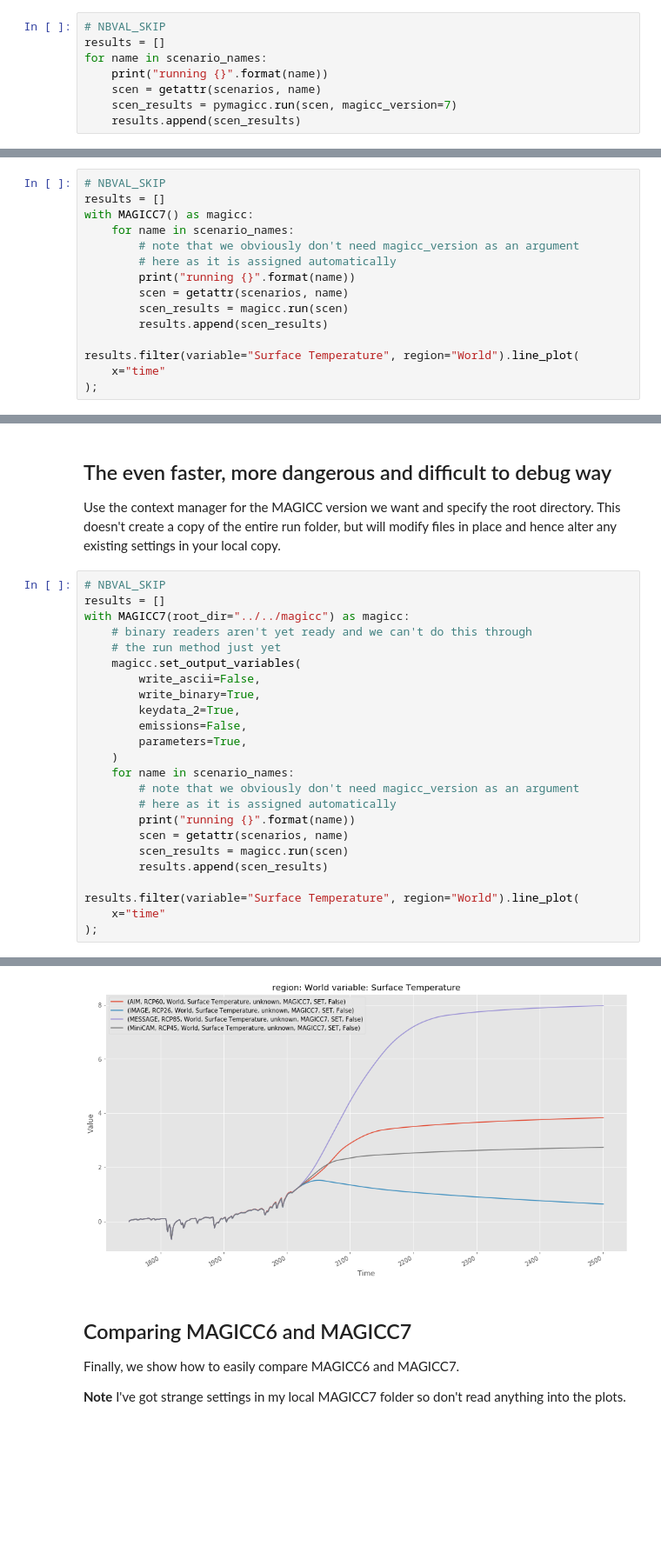
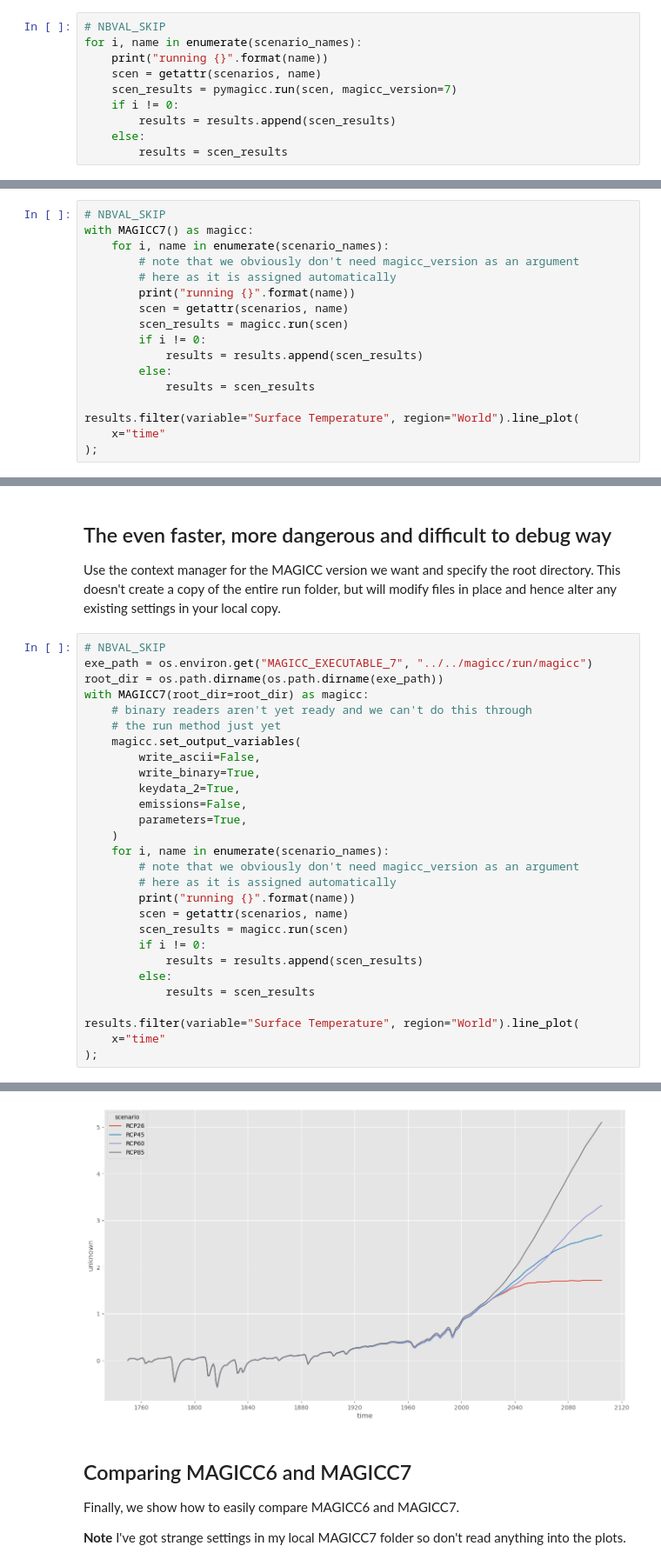
Before and after one commit to seangtkelley/pymagicc, a Jupyter notebook: notebooks/MAGICC7.ipynb, the cells around one changed output, grey strips where cells are left out. Shown at 87% size. Drawn from its saved outputs; the diff is of its cells as text; blank space fills up the shorter version.

Commit message:
successful run up until comparison with magicc6

```diff
--- a/notebooks/MAGICC7.ipynb
+++ b/notebooks/MAGICC7.ipynb
@@ -65,9 +82,11 @@ scenario_names
 # %%
 # NBVAL_SKIP
-results = []
-for name in scenario_names:
+for i, name in enumerate(scenario_names):
     print("running {}".format(name))
     scen = getattr(scenarios, name)
     scen_results = pymagicc.run(scen, magicc_version=7)
-    results.append(scen_results)
+    if i != 0:
+        results = results.append(scen_results)
+    else:
+        results = scen_results
 # %% [output]
@@ -88,15 +107,17 @@ results.filter(variable="Surface Temperature", region="World").line_plot(
 Use the context manager for the MAGICC version we want. This still creates a copy of the entire run folder, but only once.
 # %%
 # NBVAL_SKIP
-results = []
 with MAGICC7() as magicc:
-    for name in scenario_names:
+    for i, name in enumerate(scenario_names):
         # note that we obviously don't need magicc_version as an argument
         # here as it is assigned automatically
         print("running {}".format(name))
         scen = getattr(scenarios, name)
         scen_results = magicc.run(scen)
-        results.append(scen_results)
+        if i != 0:
+            results = results.append(scen_results)
+        else:
+            results = scen_results
 
 results.filter(variable="Surface Temperature", region="World").line_plot(
     x="time"
@@ -113,8 +134,9 @@ running RCP85
 Use the context manager for the MAGICC version we want and specify the root directory. This doesn't create a copy of the entire run folder, but will modify files in place and hence alter any existing settings in your local copy.
 # %%
 # NBVAL_SKIP
-results = []
-with MAGICC7(root_dir="../../magicc") as magicc:
+exe_path = os.environ.get("MAGICC_EXECUTABLE_7", "../../magicc/run/magicc")
+root_dir = os.path.dirname(os.path.dirname(exe_path))
+with MAGICC7(root_dir=root_dir) as magicc:
     # binary readers aren't yet ready and we can't do this through
     # the run method just yet
     magicc.set_output_variables(
@@ -124,13 +146,16 @@ with MAGICC7(root_dir="../../magicc") as magicc:
         emissions=False,
         parameters=True,
     )
-    for name in scenario_names:
+    for i, name in enumerate(scenario_names):
         # note that we obviously don't need magicc_version as an argument
         # here as it is assigned automatically
         print("running {}".format(name))
         scen = getattr(scenarios, name)
         scen_results = magicc.run(scen)
-        results.append(scen_results)
+        if i != 0:
+            results = results.append(scen_results)
+        else:
+            results = scen_results
 
 results.filter(variable="Surface Temperature", region="World").line_plot(
     x="time"
@@ -154,4 +168,4 @@ running RCP85
-[figure, old version]
+[figure, new version]
 # %% [markdown]
 ## Comparing MAGICC6 and MAGICC7
 
```
Also changed, not shown: parts of 11 cells of this notebook.
